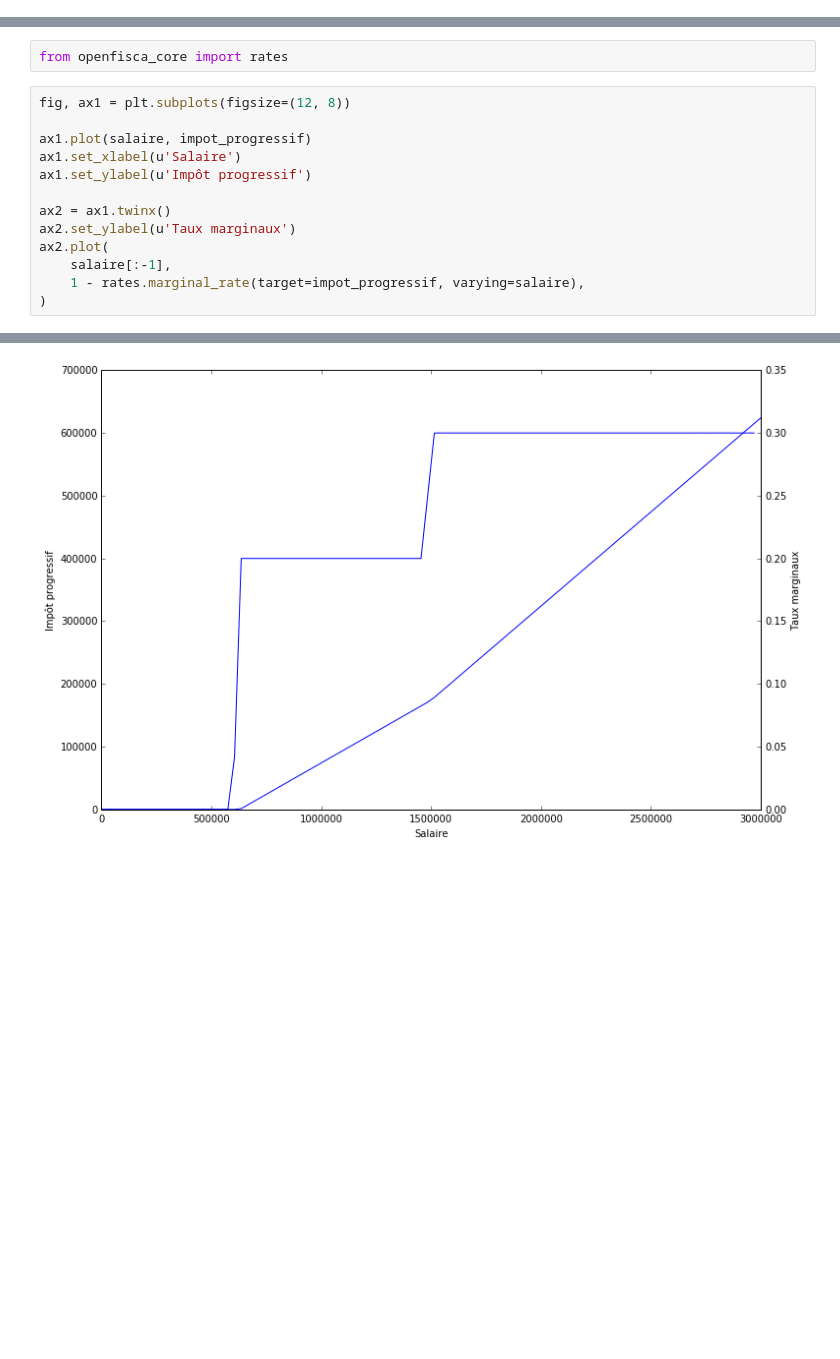
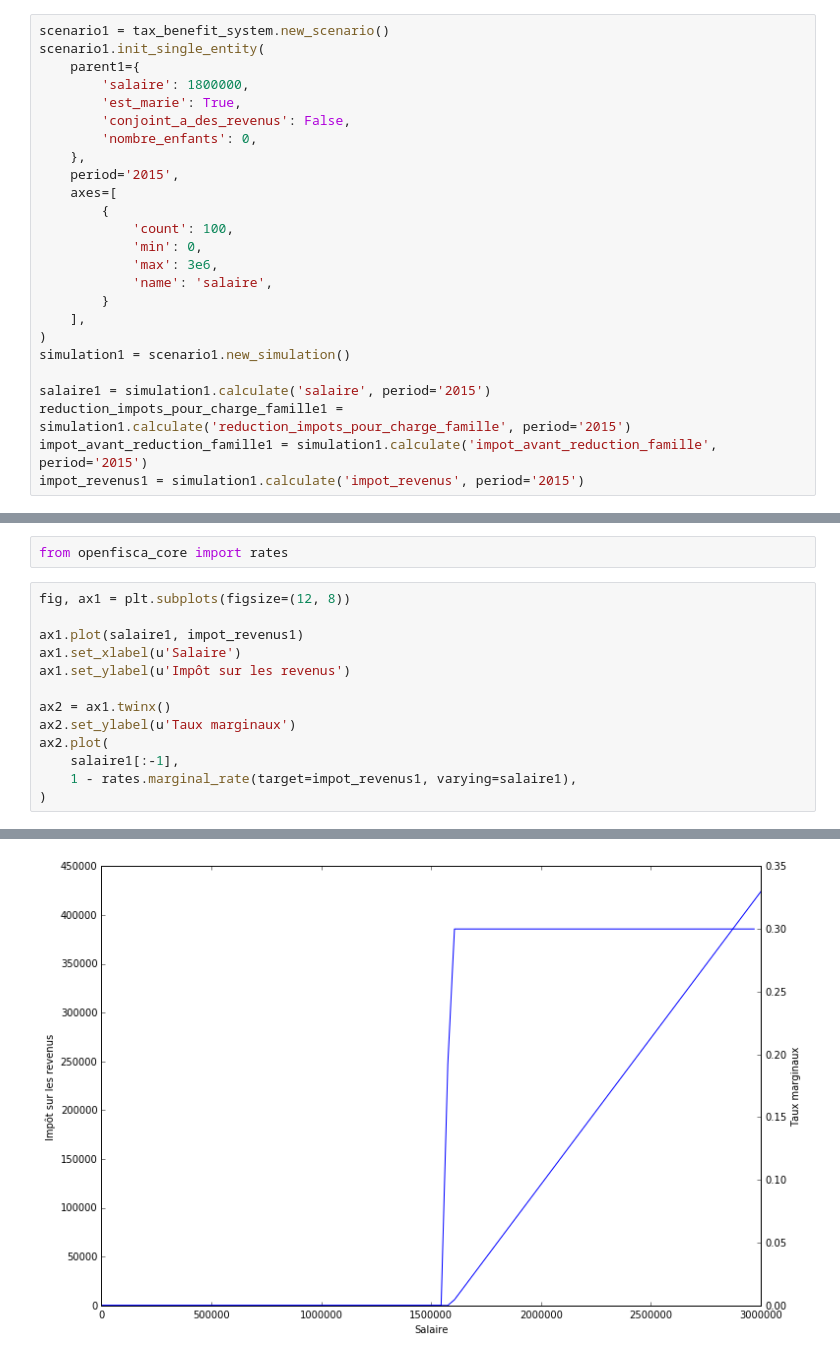
Before and after one commit to openfisca/openfisca-senegal, a Jupyter notebook: notebooks/Senegalese tax and benefit system from scratch.ipynb, the cells around one changed output, grey strips where cells are left out. Drawn from its saved outputs; the diff is of its cells as text; blank space fills up the shorter version.

```diff
--- a/notebooks/Senegalese tax and benefit system from scratch.ipynb
+++ b/notebooks/Senegalese tax and benefit system from scratch.ipynb
@@ -221,0 +354,25 @@ plt.ylabel(u'Impôt progressif')
+# %%
+scenario1 = tax_benefit_system.new_scenario()
+scenario1.init_single_entity(
+    parent1={
+        'salaire': 1800000,
+        'est_marie': True,
+        'conjoint_a_des_revenus': False,
+        'nombre_enfants': 0,
+    },
+    period='2015',
+    axes=[
+        {
+            'count': 100,
+            'min': 0,
+            'max': 3e6,
+            'name': 'salaire',
+        }
+    ],
+)
+simulation1 = scenario1.new_simulation()
+
+salaire1 = simulation1.calculate('salaire', period='2015')
+reduction_impots_pour_charge_famille1 = simulation1.calculate('reduction_impots_pour_charge_famille', period='2015')
+impot_avant_reduction_famille1 = simulation1.calculate('impot_avant_reduction_famille', period='2015')
+impot_revenus1 = simulation1.calculate('impot_revenus', period='2015')
@@ -224,16 +444,16 @@ from openfisca_core import rates
 # %%
 fig, ax1 = plt.subplots(figsize=(12, 8))
 
-ax1.plot(salaire, impot_progressif)
+ax1.plot(salaire1, impot_revenus1)
 ax1.set_xlabel(u'Salaire')
-ax1.set_ylabel(u'Impôt progressif')
+ax1.set_ylabel(u'Impôt sur les revenus')
 
 ax2 = ax1.twinx()
 ax2.set_ylabel(u'Taux marginaux')
 ax2.plot(
-    salaire[:-1],
-    1 - rates.marginal_rate(target=impot_progressif, varying=salaire),
+    salaire1[:-1],
+    1 - rates.marginal_rate(target=impot_revenus1, varying=salaire1),
 )
 # %% [output]
 [<matplotlib.lines.Line2D at 0x...>]
-[figure, old version]
+[figure, new version]
```
Also changed, not shown: parts of 21 cells of this notebook.
